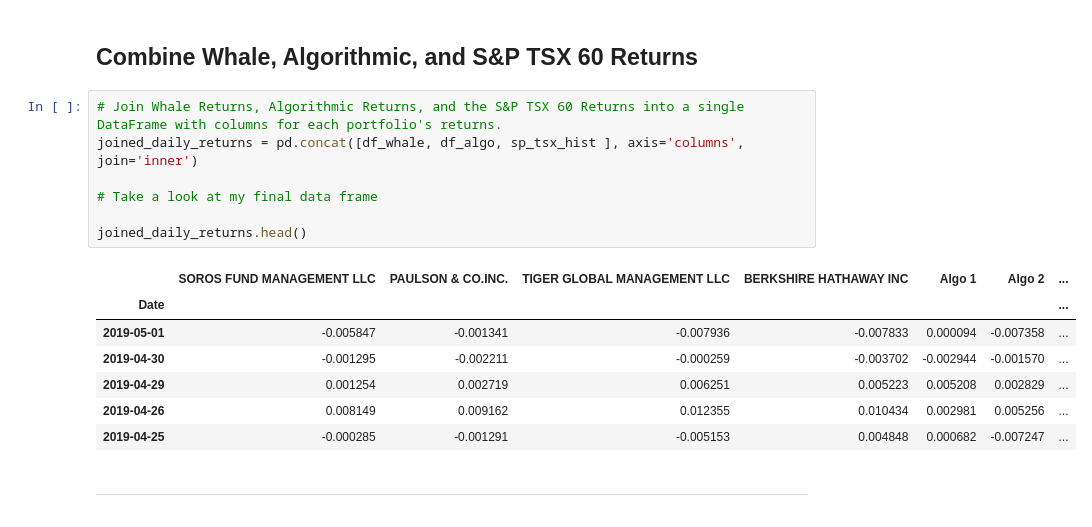
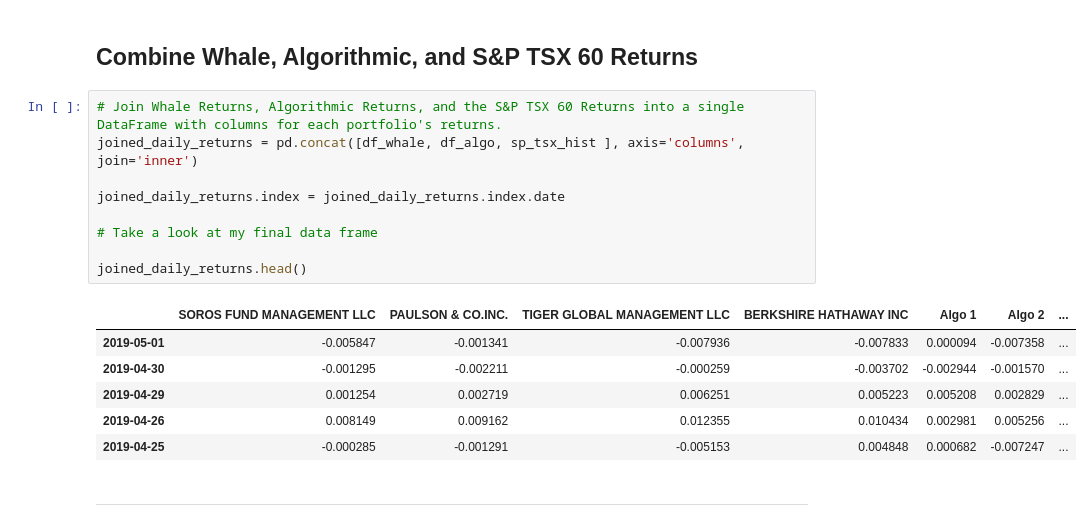
Before and after one commit to malrepos/Assignment---Module-04, a Jupyter notebook: whale_analysis.ipynb, the cells around one changed output. Cells and saved outputs as stored; diff of their text form.

```diff
--- a/whale_analysis.ipynb
+++ b/whale_analysis.ipynb
@@ -248,13 +248,14 @@ sp_tsx_hist.head()
 # %%
 # Join Whale Returns, Algorithmic Returns, and the S&P TSX 60 Returns into a single DataFrame with columns for each portfolio's returns.
 joined_daily_returns = pd.concat([df_whale, df_algo, sp_tsx_hist ], axis='columns', join='inner')
 
+joined_daily_returns.index = joined_daily_returns.index.date
+
 # Take a look at my final data frame
 
 joined_daily_returns.head()
 # %% [output]
 |  | SOROS FUND MANAGEMENT LLC | PAULSON & CO.INC. | TIGER GLOBAL MANAGEMENT LLC | BERKSHIRE HATHAWAY INC | Algo 1 | Algo 2 | ... |
-| Date |  |  |  |  |  |  | ... |
 | 2019-05-01 | -0.005847 | -0.001341 | -0.007936 | -0.007833 | 0.000094 | -0.007358 | ... |
 | 2019-04-30 | -0.001295 | -0.002211 | -0.000259 | -0.003702 | -0.002944 | -0.001570 | ... |
 | 2019-04-29 | 0.001254 | 0.002719 | 0.006251 | 0.005223 | 0.005208 | 0.002829 | ... |
```
Also changed, not shown: parts of 30 cells of this notebook.
